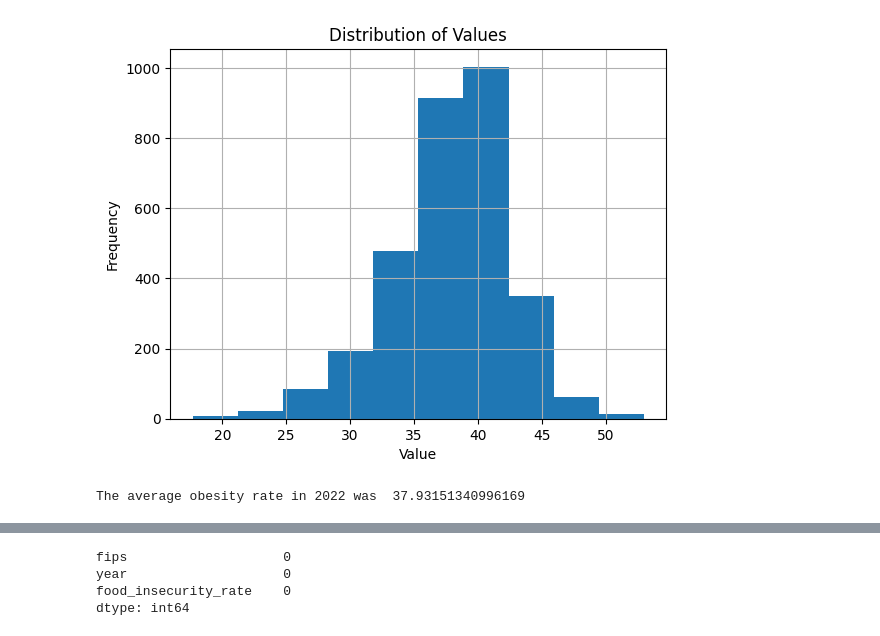
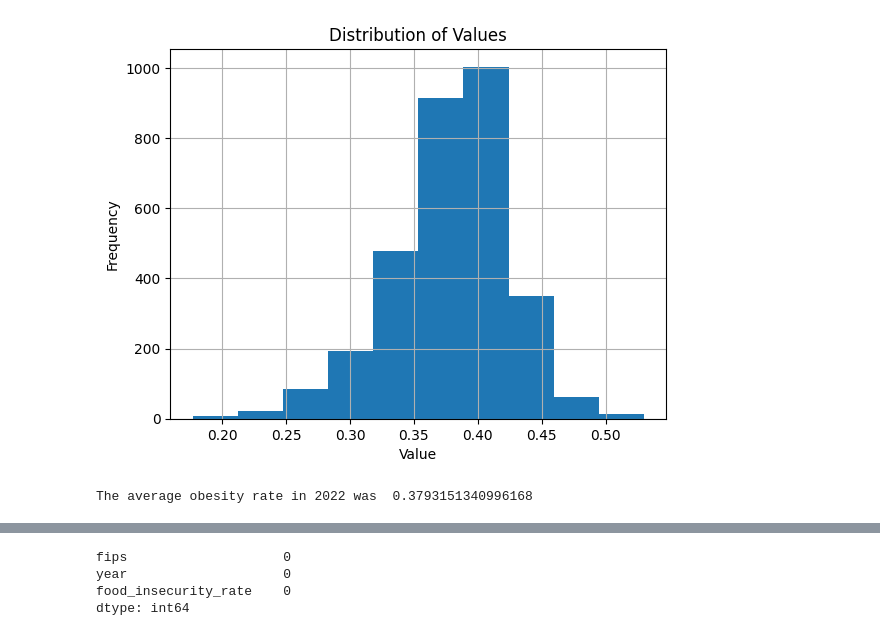
Before and after one commit to rorythanhtran/SNAP-Diabetes-prevalance, a Jupyter notebook: data analysis/initial_analyses.ipynb, the cells around one changed output, grey strips where cells are left out. Cells and saved outputs as stored; diff of their text form; code cells hidden in the pictures.

```diff
--- a/data analysis/initial_analyses.ipynb
+++ b/data analysis/initial_analyses.ipynb
@@ -8,6 +16,6 @@ from sklearn.cluster import KMeans
 # %%
 #Read in merged data
-merged_data = pd.read_csv('SNAP-Diabetes-prevalance/data processing/date_cleaned/merged_data.csv')
+merged_data = pd.read_csv('/Users/juliaesposito/CSYS_5870/Semester_project/all_merged_df.csv')
 # %%
 merged_data.head()
 # %% [output]
@@ -40,19 +66,22 @@ Index(['high_threshold_in_state', 'per_fi_less_or_equal_to_low_threshold',
+# %%
+#Make fips as string
+merged_data['fips'] = merged_data['fips'].astype(str)
 # %%
 #Filter for just one year of data
 merged_data_2018 = merged_data[merged_data['year'] == 2018]
 # %%
 
 
-merged_data_2018['obesity among adults'].hist(bins = 10)
+merged_data_2018['obesity_rate'].hist(bins = 10)
 plt.title('Distribution of Values')
 plt.xlabel('Value')
 plt.ylabel('Frequency')
 plt.show()
 
-print('The average obesity rate in 2022 was ', merged_data_2018['obesity among adults'].mean())
+print('The average obesity rate in 2022 was ', merged_data_2018['obesity_rate'].mean())
 # %% [output]
-[figure, old version]
+[figure, new version]
-The average obesity rate in 2022 was  37.93151340996169
+The average obesity rate in 2022 was  0.3793151340996168
 # %%
 numeric_cols = merged_data.select_dtypes(include='number').columns
 annual_means = merged_data.groupby('year')[numeric_cols].mean()
```
Also changed, not shown: parts of 55 cells of this notebook.
